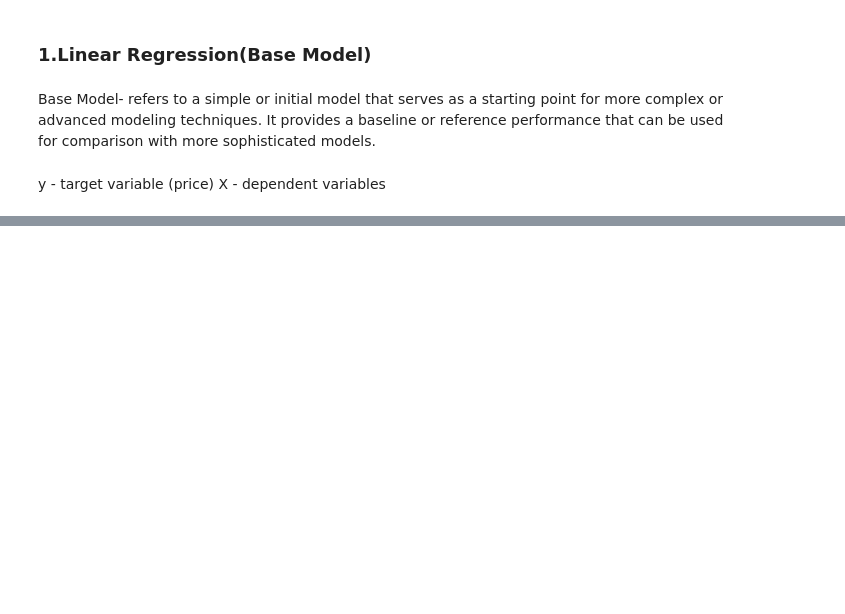
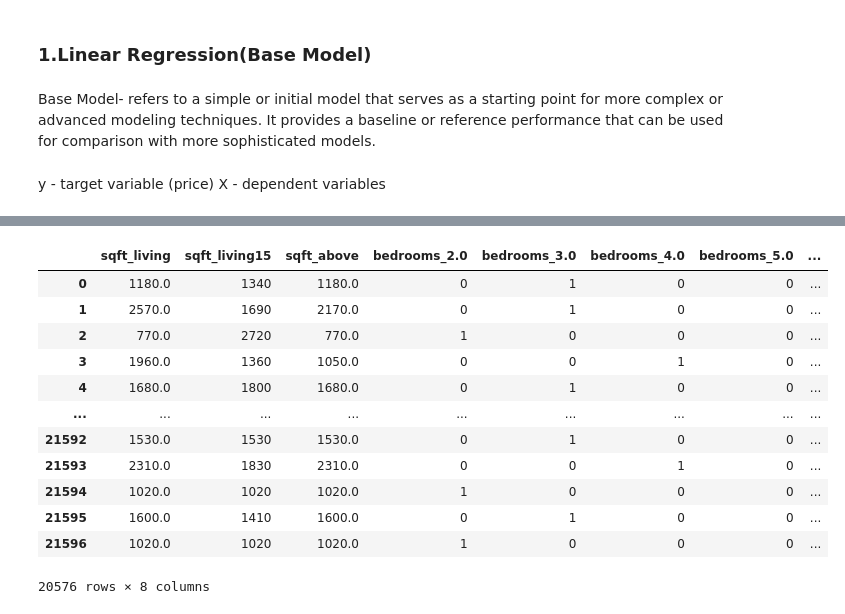
Before and after one commit to Musikari/King-County-House-Sales-Analysis, a Jupyter notebook: student.ipynb, the cells around one changed output, grey strips where cells are left out. Cells and saved outputs as stored; diff of their text form; code cells hidden in the pictures; blank space fills up the shorter version.

```diff
--- a/student.ipynb
+++ b/student.ipynb
@@ -564,0 +633,20 @@ y = data['price']
+# %%
+y = df["price"]
+X = df[['sqft_living', 'sqft_living15', 'sqft_above', 'bedrooms']]
+X = pd.get_dummies(X, columns=['bedrooms'], drop_first=True)
+
+X
+# %% [output]
+|  | sqft_living | sqft_living15 | sqft_above | bedrooms_2.0 | bedrooms_3.0 | bedrooms_4.0 | bedrooms_5.0 | ... |
+| 0 | 1180.0 | 1340 | 1180.0 | 0 | 1 | 0 | 0 | ... |
+| 1 | 2570.0 | 1690 | 2170.0 | 0 | 1 | 0 | 0 | ... |
+| 2 | 770.0 | 2720 | 770.0 | 1 | 0 | 0 | 0 | ... |
+| 3 | 1960.0 | 1360 | 1050.0 | 0 | 0 | 1 | 0 | ... |
+| 4 | 1680.0 | 1800 | 1680.0 | 0 | 1 | 0 | 0 | ... |
+| ... | ... | ... | ... | ... | ... | ... | ... | ... |
+| 21592 | 1530.0 | 1530 | 1530.0 | 0 | 1 | 0 | 0 | ... |
+| 21593 | 2310.0 | 1830 | 2310.0 | 0 | 0 | 1 | 0 | ... |
+| 21594 | 1020.0 | 1020 | 1020.0 | 1 | 0 | 0 | 0 | ... |
+| 21595 | 1600.0 | 1410 | 1600.0 | 0 | 1 | 0 | 0 | ... |
+| 21596 | 1020.0 | 1020 | 1020.0 | 1 | 0 | 0 | 0 | ... |
+20576 rows × 8 columns
```
Also changed, not shown: parts of 39 cells of this notebook.
